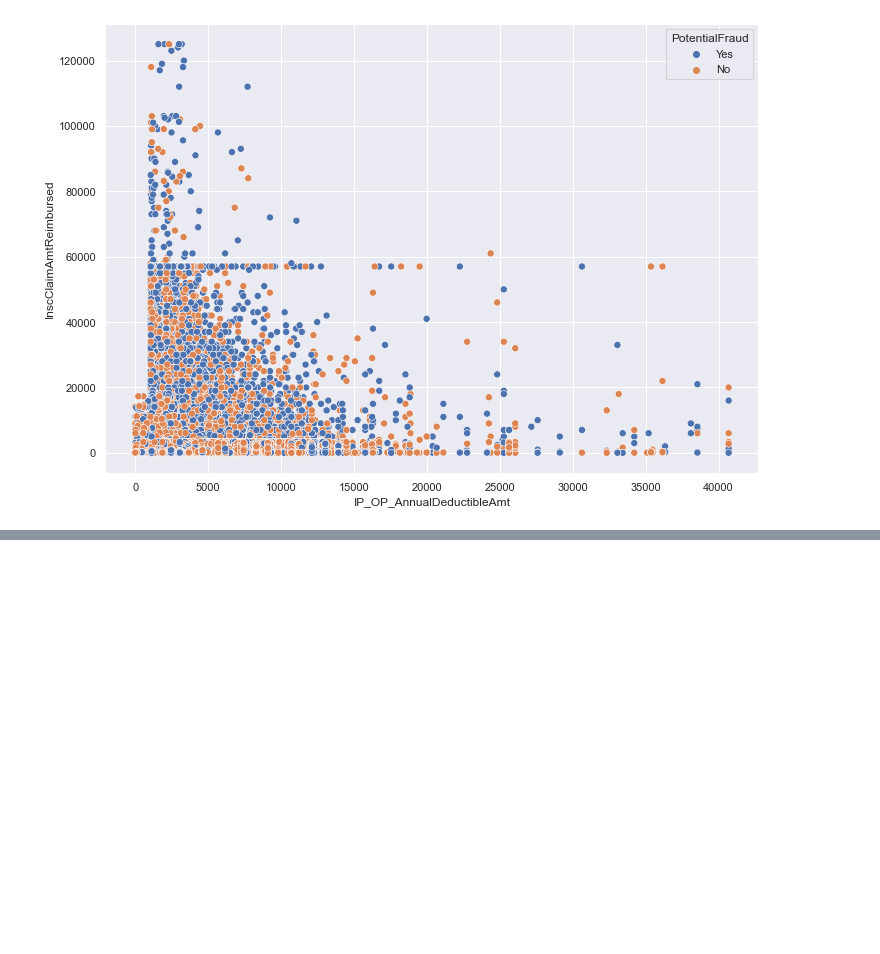
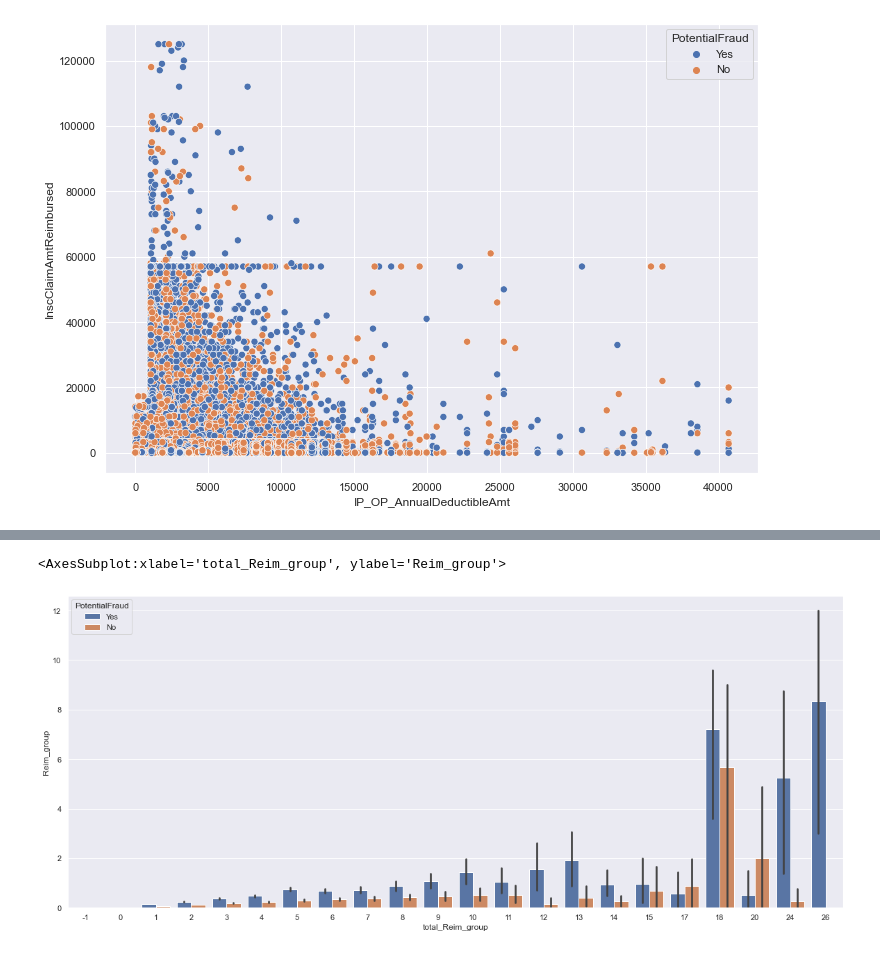
Before and after one commit to wx0373/Medical-fraud, a Jupyter notebook: TotalReim&individual/total&individual.ipynb, the cells around one changed output, grey strips where cells are left out. Saved outputs shown, nothing was run; the diff lists cells and outputs as text; code cells hidden in the pictures; blank space fills up the shorter version.

```diff
--- a/TotalReim&individual/total&individual.ipynb
+++ b/TotalReim&individual/total&individual.ipynb
@@ -60,0 +98,5 @@ sns.scatterplot(data=df,x='IP_OP_AnnualDeductibleAmt', y="InscClaimAmtReimbursed
+# %%
+sns.barplot(x='total_Reim_group', y="Reim_group", hue='PotentialFraud', data=df)
+# %% [output]
+<AxesSubplot:xlabel='total_Reim_group', ylabel='Reim_group'>
+[figure, added]
```
Also changed, not shown: parts of 6 cells of this notebook.
